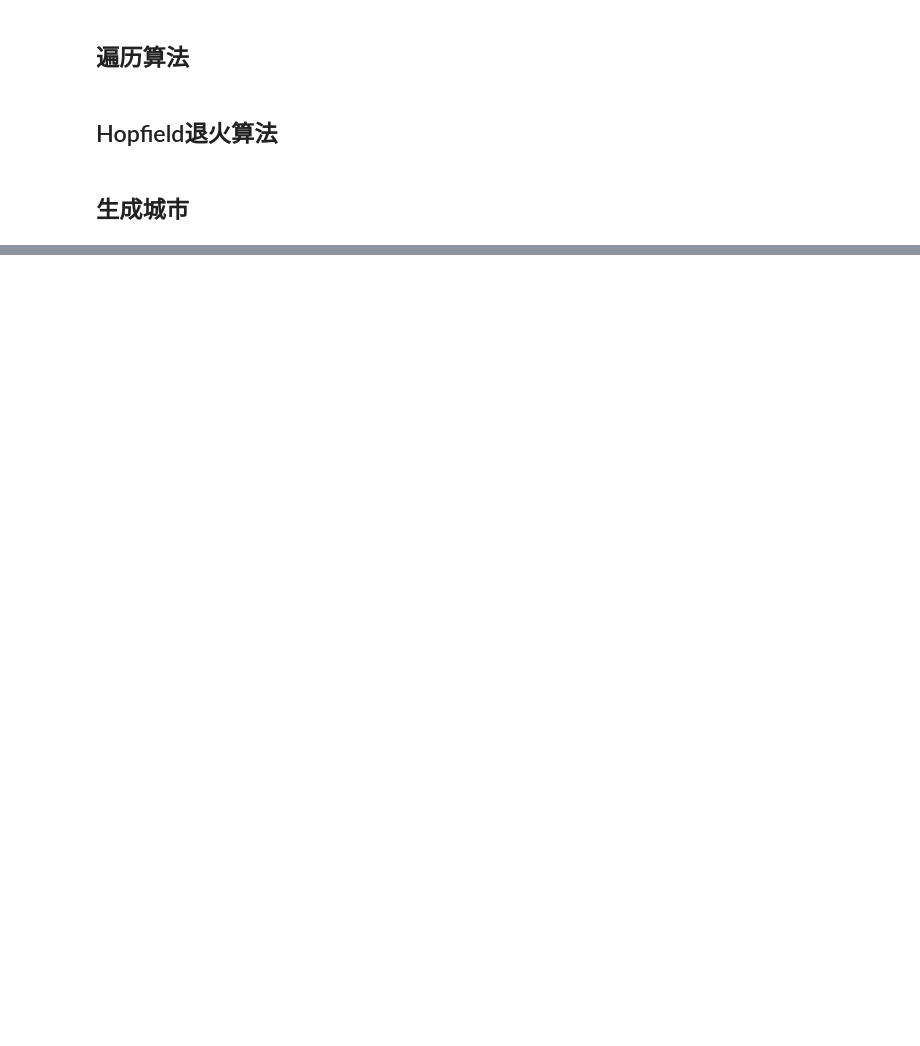
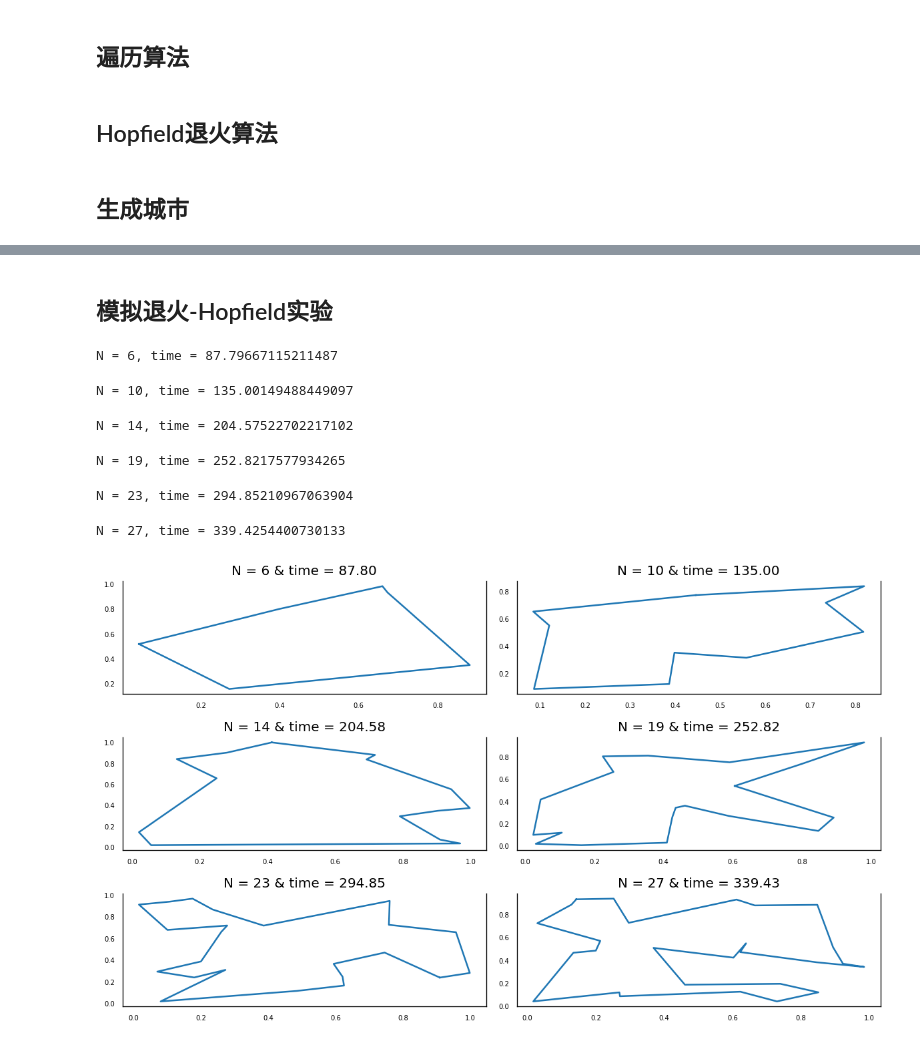
Before and after one commit to BryanHuang66/SA-Hopfield-TSP, a Jupyter notebook: Hopfield-TSP.ipynb, the cells around one changed output, grey strips where cells are left out. Drawn from its saved outputs; the diff is of its cells as text; code cells hidden in the pictures; blank space fills up the shorter version.

```diff
--- a/Hopfield-TSP.ipynb
+++ b/Hopfield-TSP.ipynb
@@ -321,0 +302,39 @@ plot(perfect_path)
+# %% [markdown]
+## 模拟退火-Hopfield实验
+# %%
+list_N = [6,10,14,19,23,27]
+# list_N = [3,4,5,6,7,8]
+time_dict = {}
+def cal_time(list_N):
+    fig, axes = plt.subplots(nrows=3, ncols=2, dpi=120, figsize=(10,6))
+    for i, ax in enumerate(axes.flatten()):
+        N = list_N[i]
+        cities = generate_cities(N)
+        start = time.time()
+        path_list = HopfieldSATSP(cities)()
+        cities_list = cities.tolist()
+        cities_plot_list = []
+        for item in path_list:
+            cities_plot_list.append(cities_list[item])
+        end = time.time()
+        cities_plot_list.append(cities_list[path_list[0]])
+        ax.plot(*np.array(cities_plot_list).T)
+        ax.set_title(f'N = {N} & time = {end-start:.2f}')
+        ax.xaxis.set_ticks_position('none')
+        ax.yaxis.set_ticks_position('none')
+        ax.spines["top"].set_alpha(0)
+        ax.tick_params(labelsize=6)
+        time_dict[N] = end-start
+        print('N = {}, time = {}'.format(N,end-start))
+    plt.tight_layout()
+    plt.savefig('time.png')
+# %%
+cal_time(list_N)
+# %% [output]
+N = 6, time = 87.79667115211487
+N = 10, time = 135.00149488449097
+N = 14, time = 204.57522702217102
+N = 19, time = 252.8217577934265
+N = 23, time = 294.85210967063904
+N = 27, time = 339.4254400730133
+[figure, added]
```
Also changed, not shown: parts of 18 cells of this notebook, 1 other file.
